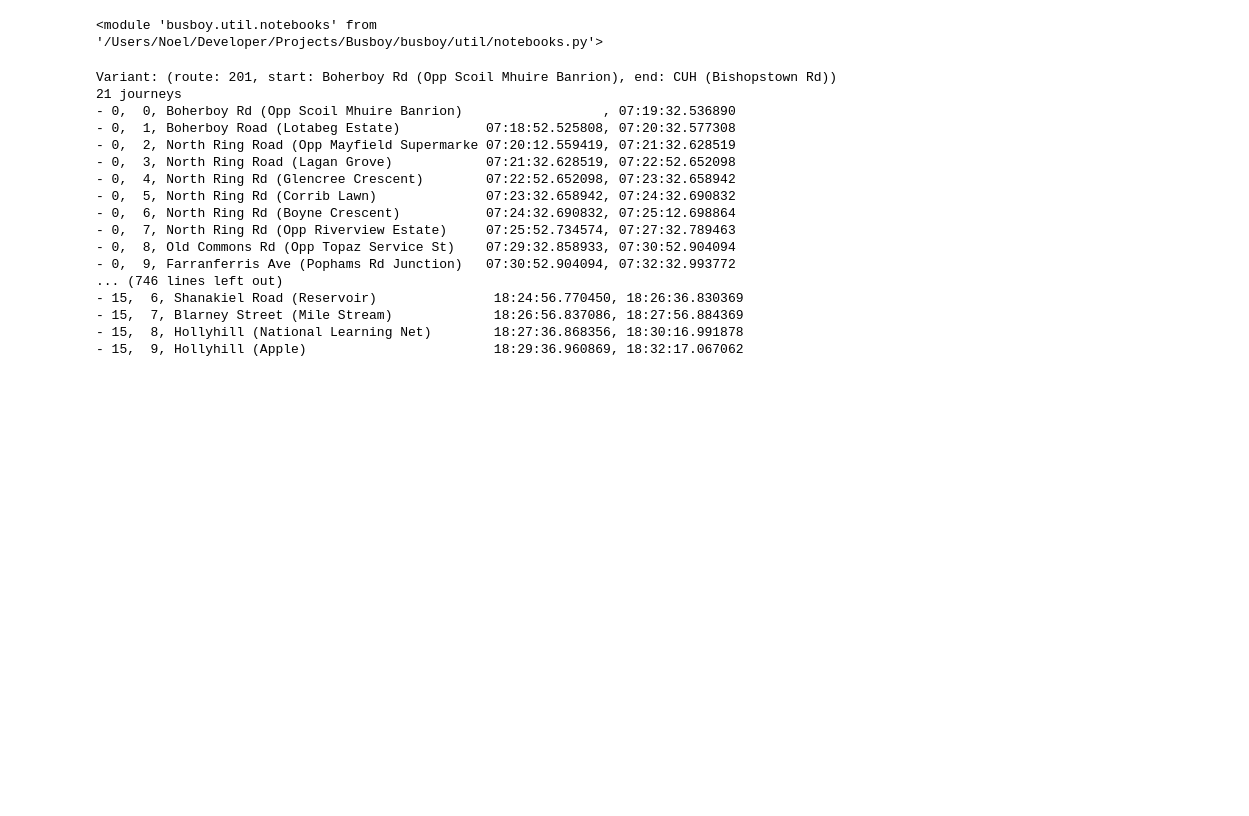
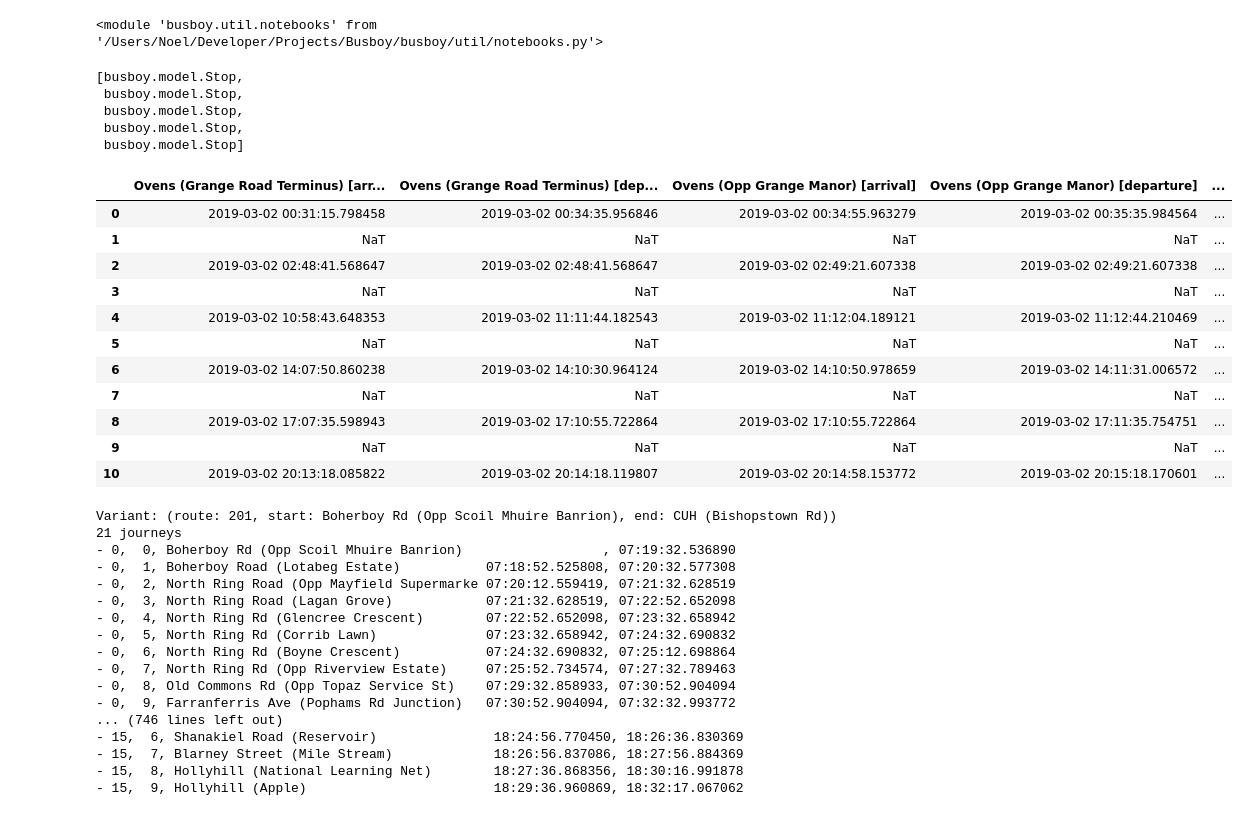
Before and after one commit to undergroundquizscene/busboy, a Jupyter notebook: ARIMA.ipynb, the cells around one changed output. Cells and saved outputs as stored; diff of their text form; code cells hidden in the pictures; blank space fills up the shorter version.

Commit message:
Create journeys dataframe

```diff
--- a/ARIMA.ipynb
+++ b/ARIMA.ipynb
@@ -22,6 +22,8 @@ from typing import List
 import ipyleaflet as lf
 
 pd.set_option('display.max_rows', 1000000000)
+pd.set_option('display.max_columns', None)
+pd.set_option('max_colwidth', 160)
 # %%
 import busboy.model as m
 import busboy.geo as geo
@@ -51,4 +53,19 @@ timetables = list(api.timetables("201", stops_by_name))
 timetable_variants = {t for timetable in timetables for t in timetable.variants}
+# %%
+rbn = db.routes_by_name()
+route = rbn["220"]
+entries = db.snapshots(r=route.id, d=dt.date(2019, 3, 2))
+stops_by_name = db.stops_by_name()
+timetables = [t.value for t in db.timetables(route.id) if isinstance(t, util.Right)]
+timetable_variants = {t for timetable in timetables for t in timetable.variants}
+# %%
+[type(list(t.variants)[0].stops[0]) for t in timetables]
+# %% [output]
+[busboy.model.Stop,
+ busboy.model.Stop,
+ busboy.model.Stop,
+ busboy.model.Stop,
+ busboy.model.Stop]
 # %%
 entries_by_vehicle = util.dict_collect_list(entries, lambda e: e.vehicle)
 vehicles_by_entry_count = [v for (v, es) in sorted(entries_by_vehicle.items(), key = lambda t: len(t[1]), reverse=True)]
@@ -67,6 +84,28 @@ stop_shaped_entries = [(e, {v: {t[1] for t in ts} for v, ts in util.dict_collect
 times = prediction.stop_times(stop_shaped_entries, route_sections)
 section_times = prediction.section_times(stop_shaped_entries, route_sections)
 journeys = prediction.journeys(section_times)
+journey_dfs = list(prediction.journeys_dataframe(prediction.estimate_arrival(times.items())))
+# %%
+longest = max(journey_dfs, key=lambda t: len(t[0].stops))
+# longest[1] = longest[1].applymap(lambda e: e if e is None else (e[0].time().isoformat(), e[1].time().isoformat()))
+# longest[1][['Ovens (Grange Road Terminus) [arrival]', 'Ovens (Grange Road Terminus) [departure]']] \
+#     = pd.DataFrame(longest[1]['Ovens (Grange Road Terminus)'].tolist(), index=longest[1].index)
+# longest[1][['Ovens (Grange Road Terminus) [arrival]', 'Ovens (Grange Road Terminus) [departure]']] \
+#     = longest[1]['Ovens (Grange Road Terminus)'].apply(lambda c: [None, None] if c is None else list(c))
+longest[1]
+# %% [output]
+|  | Ovens (Grange Road Terminus) [arr... | Ovens (Grange Road Terminus) [dep... | Ovens (Opp Grange Manor) [arrival] | Ovens (Opp Grange Manor) [departure] | ... |
+| 0 | 2019-03-02 00:31:15.798458 | 2019-03-02 00:34:35.956846 | 2019-03-02 00:34:55.963279 | 2019-03-02 00:35:35.984564 | ... |
+| 1 | NaT | NaT | NaT | NaT | ... |
+| 2 | 2019-03-02 02:48:41.568647 | 2019-03-02 02:48:41.568647 | 2019-03-02 02:49:21.607338 | 2019-03-02 02:49:21.607338 | ... |
+| 3 | NaT | NaT | NaT | NaT | ... |
+| 4 | 2019-03-02 10:58:43.648353 | 2019-03-02 11:11:44.182543 | 2019-03-02 11:12:04.189121 | 2019-03-02 11:12:44.210469 | ... |
+| 5 | NaT | NaT | NaT | NaT | ... |
+| 6 | 2019-03-02 14:07:50.860238 | 2019-03-02 14:10:30.964124 | 2019-03-02 14:10:50.978659 | 2019-03-02 14:11:31.006572 | ... |
+| 7 | NaT | NaT | NaT | NaT | ... |
+| 8 | 2019-03-02 17:07:35.598943 | 2019-03-02 17:10:55.722864 | 2019-03-02 17:10:55.722864 | 2019-03-02 17:11:35.754751 | ... |
+| 9 | NaT | NaT | NaT | NaT | ... |
+| 10 | 2019-03-02 20:13:18.085822 | 2019-03-02 20:14:18.119807 | 2019-03-02 20:14:58.153772 | 2019-03-02 20:15:18.170601 | ... |
 # %%
 to_time = lambda d: d.time().isoformat()
 for variant, these_stop_times in times.items():
```
Also changed, not shown: parts of 1 cell of this notebook, 1 other file.
